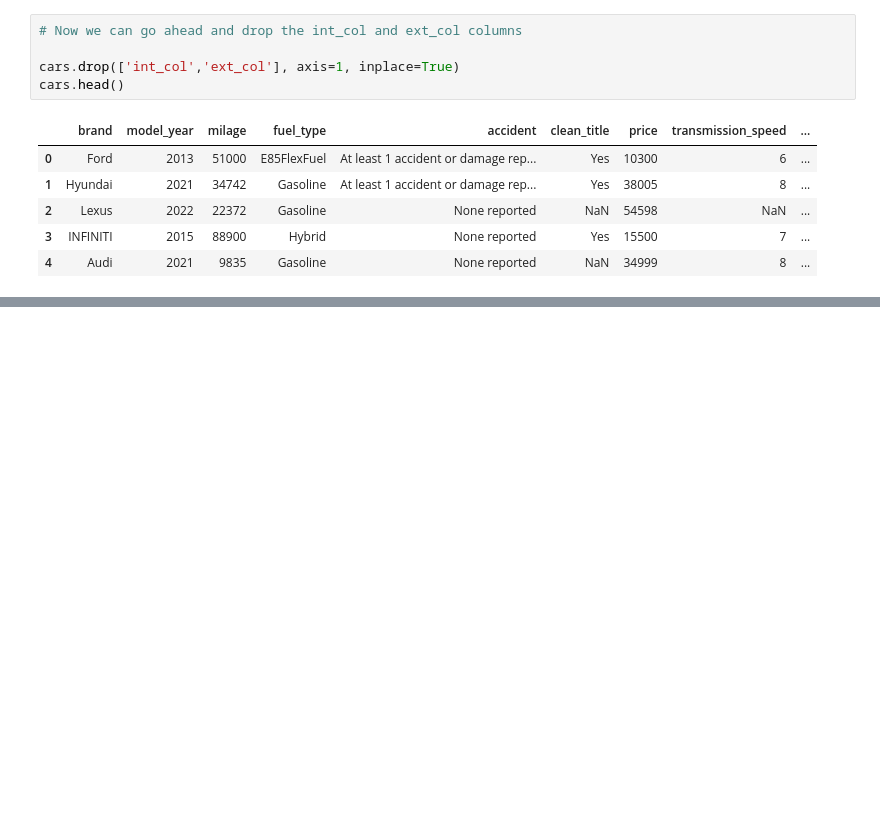
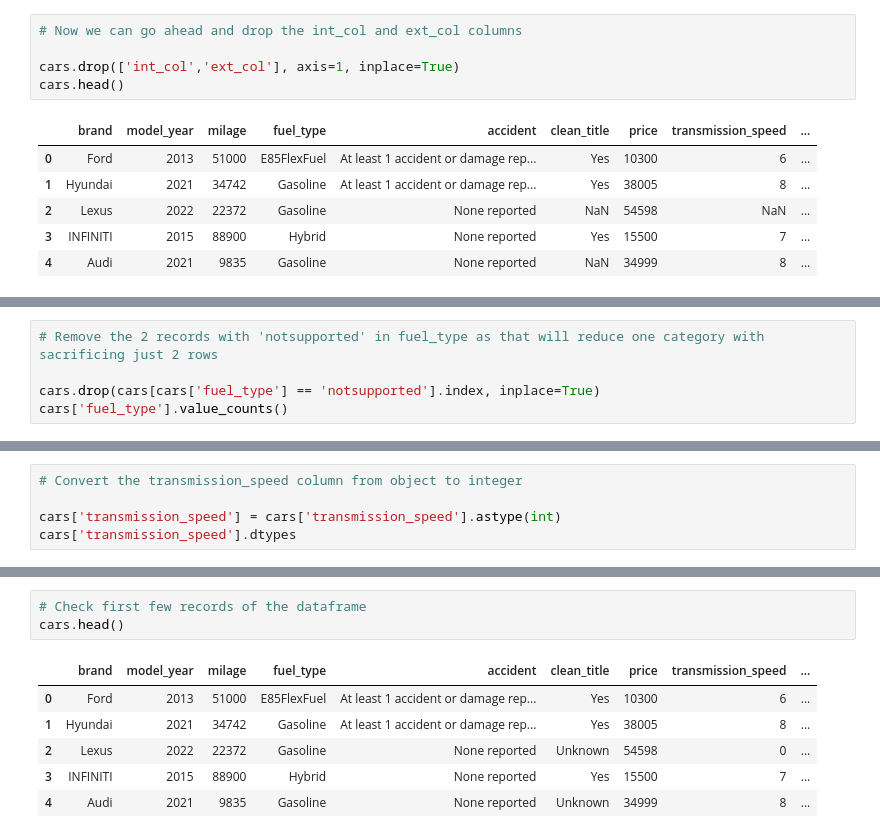
Before and after one commit to GoAshim/Machine-Learning, a Jupyter notebook: Regression/Machine Learning Project 2 - Predict Used Car Price.ipynb, the cells around one changed output, grey strips where cells are left out. Saved outputs shown, nothing was run; the diff lists cells and outputs as text; blank space fills up the shorter version.

```diff
--- a/Regression/Machine Learning Project 2 - Predict Used Car Price.ipynb
+++ b/Regression/Machine Learning Project 2 - Predict Used Car Price.ipynb
@@ -455,0 +332,5 @@ Name: count, dtype: int64
+# %%
+# Remove the 2 records with 'notsupported' in fuel_type as that will reduce one category with sacrificing just 2 rows
+
+cars.drop(cars[cars['fuel_type'] == 'notsupported'].index, inplace=True)
+cars['fuel_type'].value_counts()
@@ -455,0 +425,5 @@ Name: count, dtype: int64
+# %%
+# Convert the transmission_speed column from object to integer
+
+cars['transmission_speed'] = cars['transmission_speed'].astype(int)
+cars['transmission_speed'].dtypes
@@ -455,0 +437,10 @@ Name: count, dtype: int64
+# %%
+# Check first few records of the dataframe
+cars.head()
+# %% [output]
+|  | brand | model_year | milage | fuel_type | accident | clean_title | price | transmission_speed | ... |
+| 0 | Ford | 2013 | 51000 | E85FlexFuel | At least 1 accident or damage rep... | Yes | 10300 | 6 | ... |
+| 1 | Hyundai | 2021 | 34742 | Gasoline | At least 1 accident or damage rep... | Yes | 38005 | 8 | ... |
+| 2 | Lexus | 2022 | 22372 | Gasoline | None reported | Unknown | 54598 | 0 | ... |
+| 3 | INFINITI | 2015 | 88900 | Hybrid | None reported | Yes | 15500 | 7 | ... |
+| 4 | Audi | 2021 | 9835 | Gasoline | None reported | Unknown | 34999 | 8 | ... |
```
Also changed, not shown: parts of 54 cells of this notebook.
